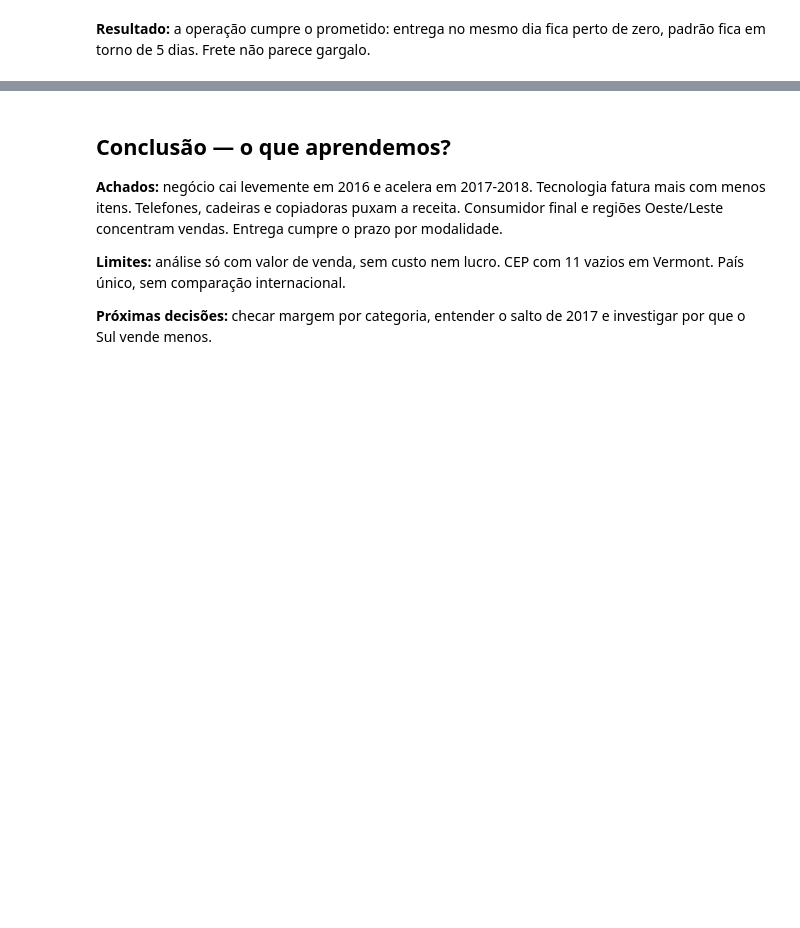
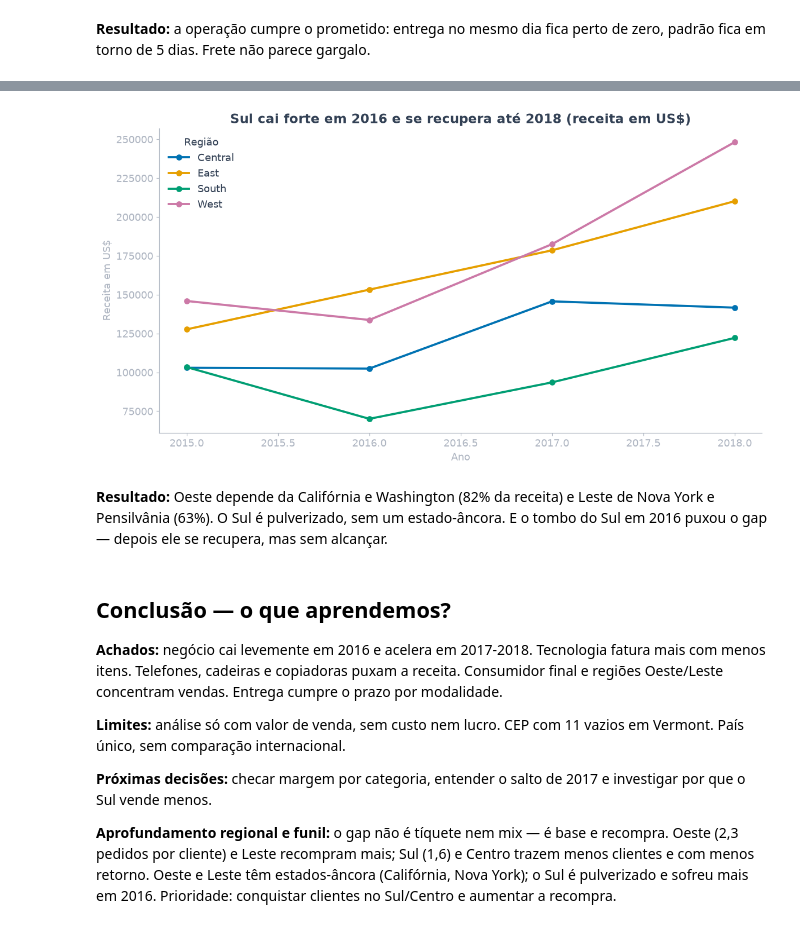
Before and after one commit to lDanill01/BI-Projects, a Jupyter notebook: notebooks/visao-geral-vendas/analise.ipynb, the cells around one changed output, grey strips where cells are left out. Cells and saved outputs as stored; diff of their text form; code cells hidden in the pictures; blank space fills up the shorter version.

```diff
--- a/notebooks/visao-geral-vendas/analise.ipynb
+++ b/notebooks/visao-geral-vendas/analise.ipynb
@@ -293,3 +398,16 @@ plt.show()
+# %%
+ano_reg = df.groupby(["ano", "Region"])["Sales"].sum().unstack()
+ax = ano_reg.plot(marker="o", linewidth=2.5, figsize=(11, 6))
+ax.set_title("Sul cai forte em 2016 e se recupera até 2018 (receita em US$)")
+ax.set_ylabel("Receita em US$")
+ax.set_xlabel("Ano")
+ax.legend(title="Região", frameon=False)
+plt.tight_layout()
+plt.show()
+# %% [output]
+[figure, added]
+# %% [markdown]
+**Resultado:** Oeste depende da Califórnia e Washington (82% da receita) e Leste de Nova York e Pensilvânia (63%). O Sul é pulverizado, sem um estado-âncora. E o tombo do Sul em 2016 puxou o gap — depois ele se recupera, mas sem alcançar.
 # %% [markdown]
 ## Conclusão — o que aprendemos?
 
@@ -298,3 +416,5 @@ plt.show()
 **Limites:** análise só com valor de venda, sem custo nem lucro. CEP com 11 vazios em Vermont. País único, sem comparação internacional.
 
 **Próximas decisões:** checar margem por categoria, entender o salto de 2017 e investigar por que o Sul vende menos.
+
+**Aprofundamento regional e funil:** o gap não é tíquete nem mix — é base e recompra. Oeste (2,3 pedidos por cliente) e Leste recompram mais; Sul (1,6) e Centro trazem menos clientes e com menos retorno. Oeste e Leste têm estados-âncora (Califórnia, Nova York); o Sul é pulverizado e sofreu mais em 2016. Prioridade: conquistar clientes no Sul/Centro e aumentar a recompra.
```
Also changed, not shown: parts of 14 cells of this notebook.
